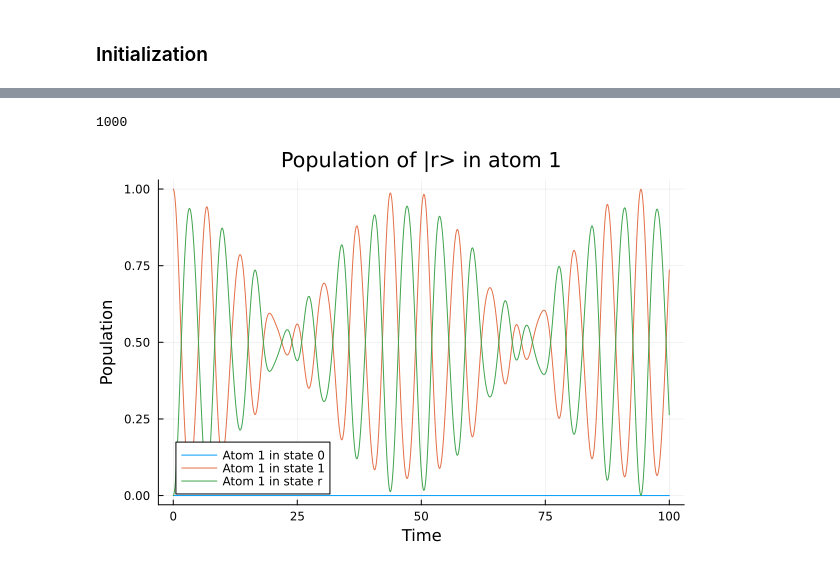
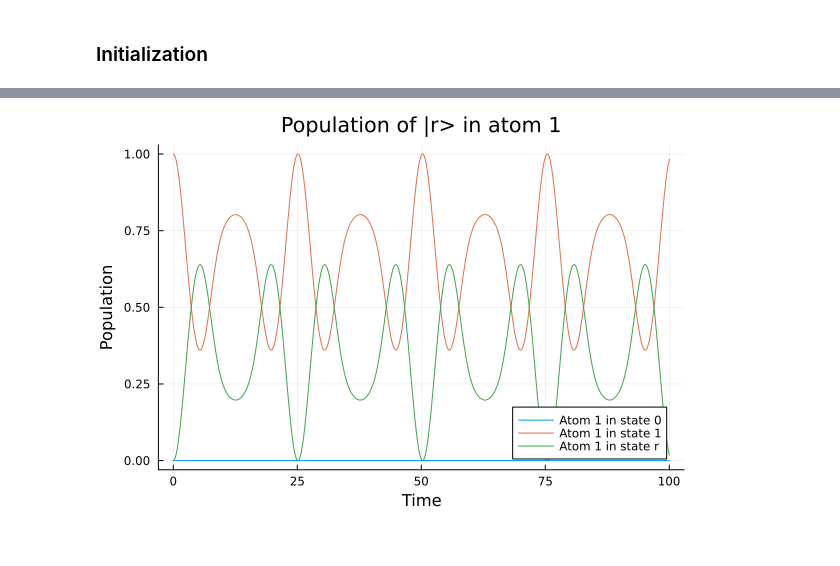
Before and after one commit to Ak-ash22/rydberg_qec, a Jupyter notebook: codework/phaseflip_code/blah_3level.ipynb, the cells around one changed output, grey strips where cells are left out. Drawn from its saved outputs; the diff is of its cells as text; code cells hidden in the pictures.

```diff
--- a/codework/phaseflip_code/blah_3level.ipynb
+++ b/codework/phaseflip_code/blah_3level.ipynb
@@ -98,12 +96,10 @@ f (generic function with 1 method)
 # %%
 const Δ_0 = -1000
-const Ω1 = 1.0
+const Ω1 = .5
 const Ω2 = 1.0
 const γ_Decay = 0.0
 const γ_dephase = 0.0
-const V_nn = 1000
+const V_nn = 1000;
-# %% [output]
-1000
 # %%
 tspan = [0.0:0.1:(100);];
 tout, sol = timeevolution.master_dynamic(tspan, ρ0_op, f; alg=ROCK4());
@@ -138,11 +134,11 @@ for ρ in sol
     push!(pop1_atom2, real(tr(n1_atom2*ρ)))
 end
 # %%
-plot(tspan,pop0_atom1, label="Atom 1 in state 0", title="Population of |0> in atom 1", xlabel="Time", ylabel="Population",legend=:bottomleft)
+plot(tspan,pop0_atom1, label="Atom 1 in state 0", title="Population of |0> in atom 1", xlabel="Time", ylabel="Population",legend=:bottomright)
 plot!(tspan,pop1_atom1, label="Atom 1 in state 1", title="Population of |1> in atom 1", xlabel="Time", ylabel="Population")
 plot!(tspan,popr_atom1, label="Atom 1 in state r", title="Population of |r> in atom 1", xlabel="Time", ylabel="Population")
 # %% [output]
-[figure, old version]
+[figure, new version]
 # %%
 plot(tspan,popr_atom2, label="Atom 2 in state r", title="Population of |r> in atom 2", xlabel="Time", ylabel="Population",legend=:bottomleft)
 plot!(tspan,pop0_atom2, label="Atom 2 in state 0", title="Population of |0> in atom 2", xlabel="Time", ylabel="Population")
```
Also changed, not shown: parts of 3 cells of this notebook.
